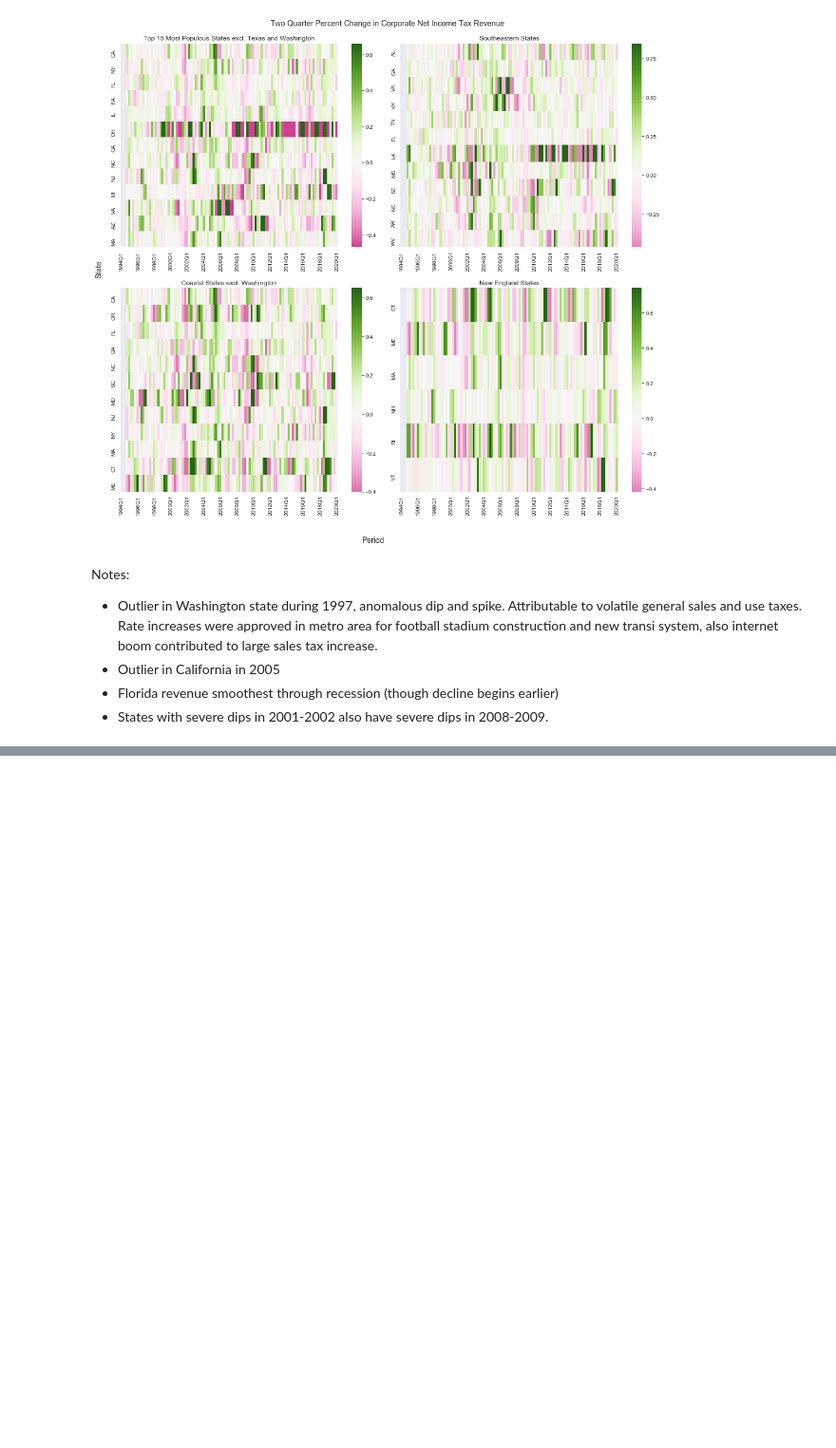
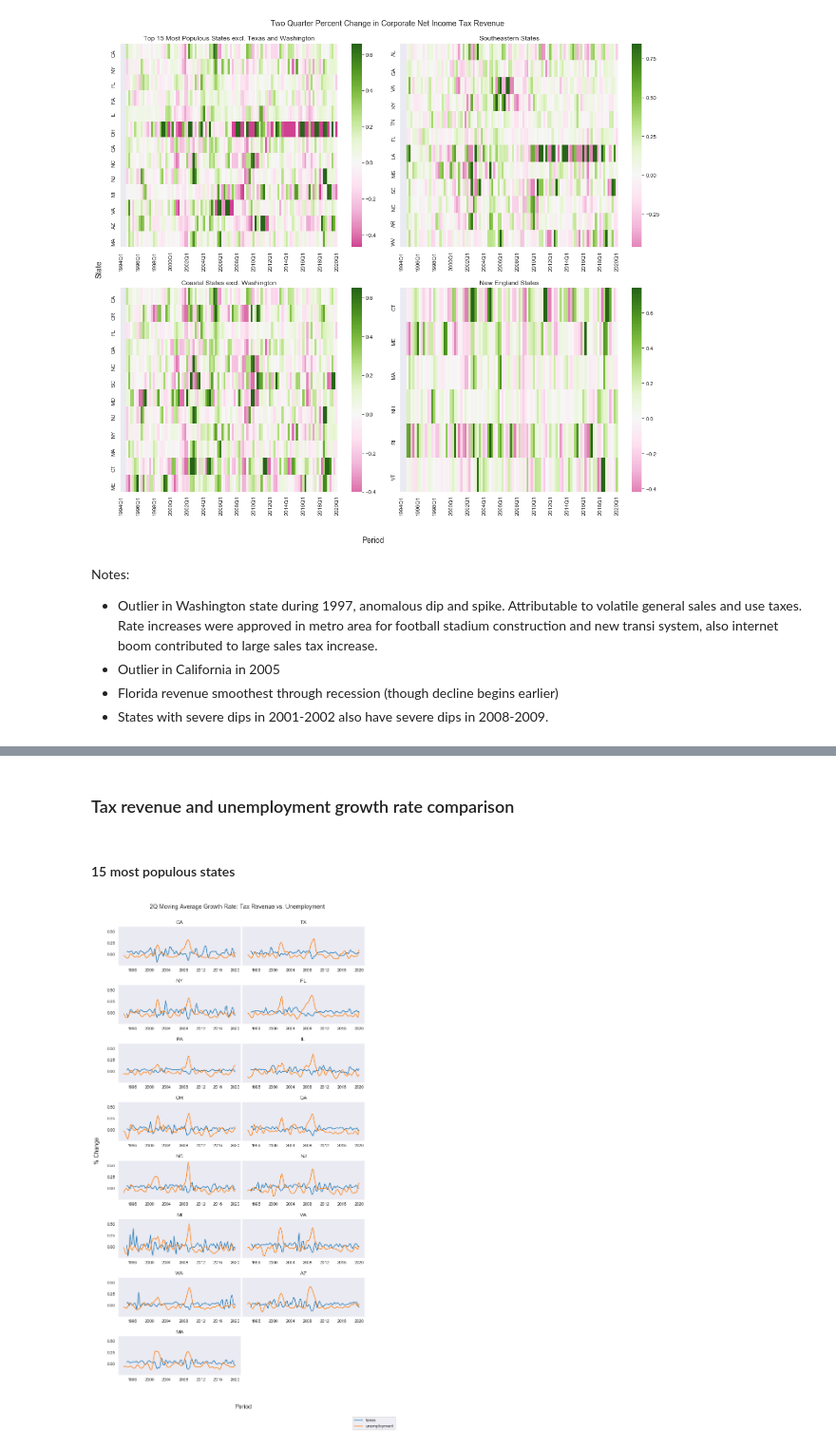
Before and after one commit to rcstein/qtax, a Jupyter notebook: QTax Data Analysis.ipynb, the cells around one changed output, grey strips where cells are left out. Shown at 95% size. Cells and saved outputs as stored; diff of their text form; code cells hidden in the pictures; blank space fills up the shorter version.

```diff
--- a/QTax Data Analysis.ipynb
+++ b/QTax Data Analysis.ipynb
@@ -539,0 +582,11 @@ plt.show()
+# %% [markdown]
+### Tax revenue and unemployment growth rate comparison
+# %% [markdown]
+#### 15 most populous states
+# %%
+fig, axs = plot_tax_v_unemp_growth(states = top_15)
+fig.set_size_inches(10.5, 18.5, forward = True)
+fig.subplots_adjust(bottom = .1, top = .9, wspace = .01, hspace = .5)
+plt.show()
+# %% [output]
+[figure, added]
```
Also changed, not shown: parts of 77 cells of this notebook, 26 other files.
